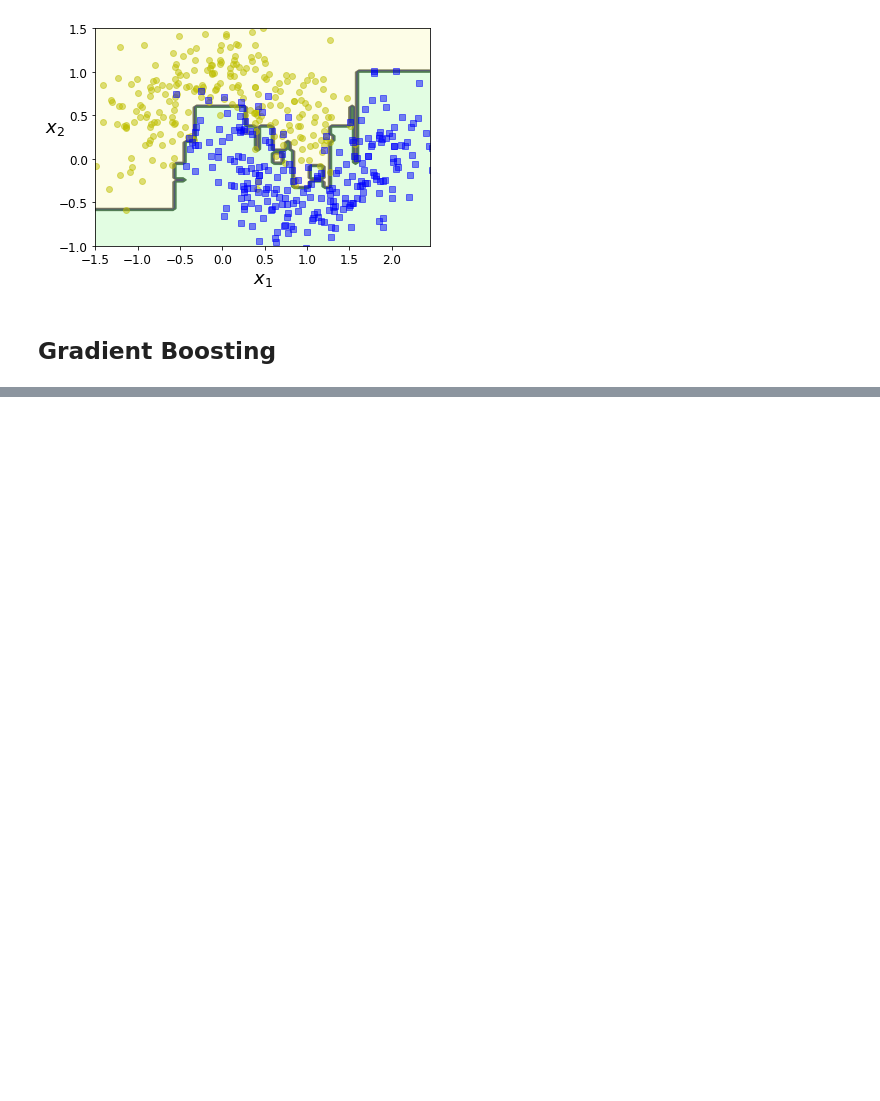
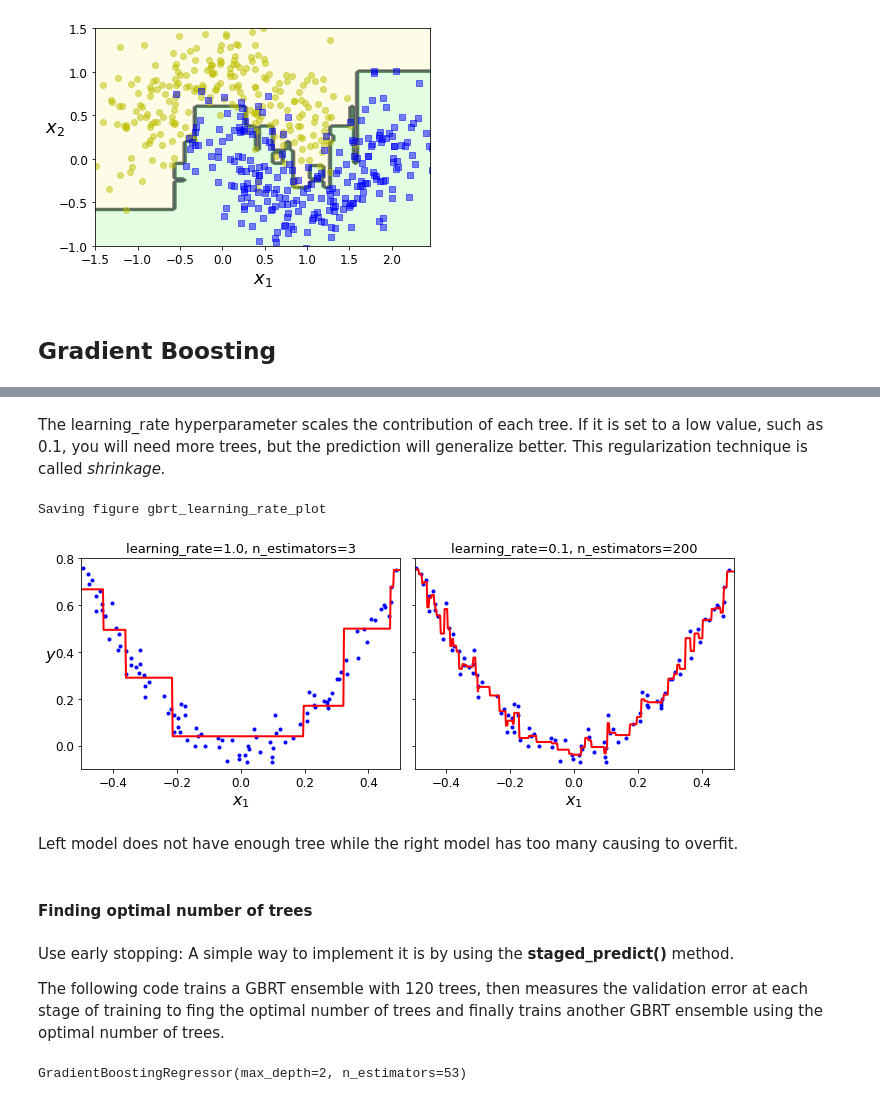
Before and after one commit to sankalptambe/random-forests, a Jupyter notebook: random_forests.ipynb, the cells around one changed output, grey strips where cells are left out. Saved outputs shown, nothing was run; the diff lists cells and outputs as text; code cells hidden in the pictures; blank space fills up the shorter version.

Commit message:
gbrt added

```diff
--- a/random_forests.ipynb
+++ b/random_forests.ipynb
@@ -316,0 +383,38 @@ plot_decision_boundary(ada_clf, X, y)
+# %% [markdown]
+The learning_rate hyperparameter scales the contribution of each tree. If it is set to a low value, such as 0.1, you will need more trees, but the prediction will generalize better. This regularization technique is called *shrinkage.*
+# %%
+from sklearn.ensemble import GradientBoostingRegressor
+
+gbrt = GradientBoostingRegressor(max_depth=2, n_estimators=3, learning_rate=1.0, random_state=42)
+gbrt.fit(X, y)
+
+gbrt_slow = GradientBoostingRegressor(max_depth=2, n_estimators=200, learning_rate=0.1, random_state=42)
+gbrt_slow.fit(X, y)
+
+fix, axes = plt.subplots(ncols=2, figsize=(10,4), sharey=True)
+
+plt.sca(axes[0])
+plot_predictions([gbrt], X, y,  axes=[-0.5, 0.5, -0.1, 0.8])
+plt.title("learning_rate=1.0, n_estimators=3", fontsize=13)
+plt.xlabel("$x_1$", fontsize=16)
+plt.ylabel("$y$", fontsize=16, rotation=0)
+
+plt.sca(axes[1])
+plot_predictions([gbrt_slow], X, y, axes=[-0.5, 0.5, -0.1, 0.8])
+plt.title("learning_rate=0.1, n_estimators=200", fontsize=13)
+plt.xlabel("$x_1$", fontsize=16)
+
+save_fig("gbrt_learning_rate_plot")
+plt.show()
+# %% [output]
+Saving figure gbrt_learning_rate_plot
+[figure, added]
+# %% [markdown]
+Left model does not have enough tree while the right model has too many causing to overfit.
+# %% [markdown]
+#### Finding optimal number of trees
+# %% [markdown]
+Use early stopping:
+A simple way to implement it is by using the **staged_predict()** method.
+
+The following code trains a GBRT ensemble with 120 trees, then measures the validation error at each stage of training to fing the optimal number of trees and finally trains another GBRT ensemble using the optimal number of trees.
@@ -316,0 +434,6 @@ plot_decision_boundary(ada_clf, X, y)
+# %%
+gbrt = GradientBoostingRegressor(max_depth=2, n_estimators=best_n_estimators)
+
+gbrt.fit(X_train, y_train)
+# %% [output]
+GradientBoostingRegressor(max_depth=2, n_estimators=53)
```
Also changed, not shown: parts of 14 cells of this notebook, 4 other files.
